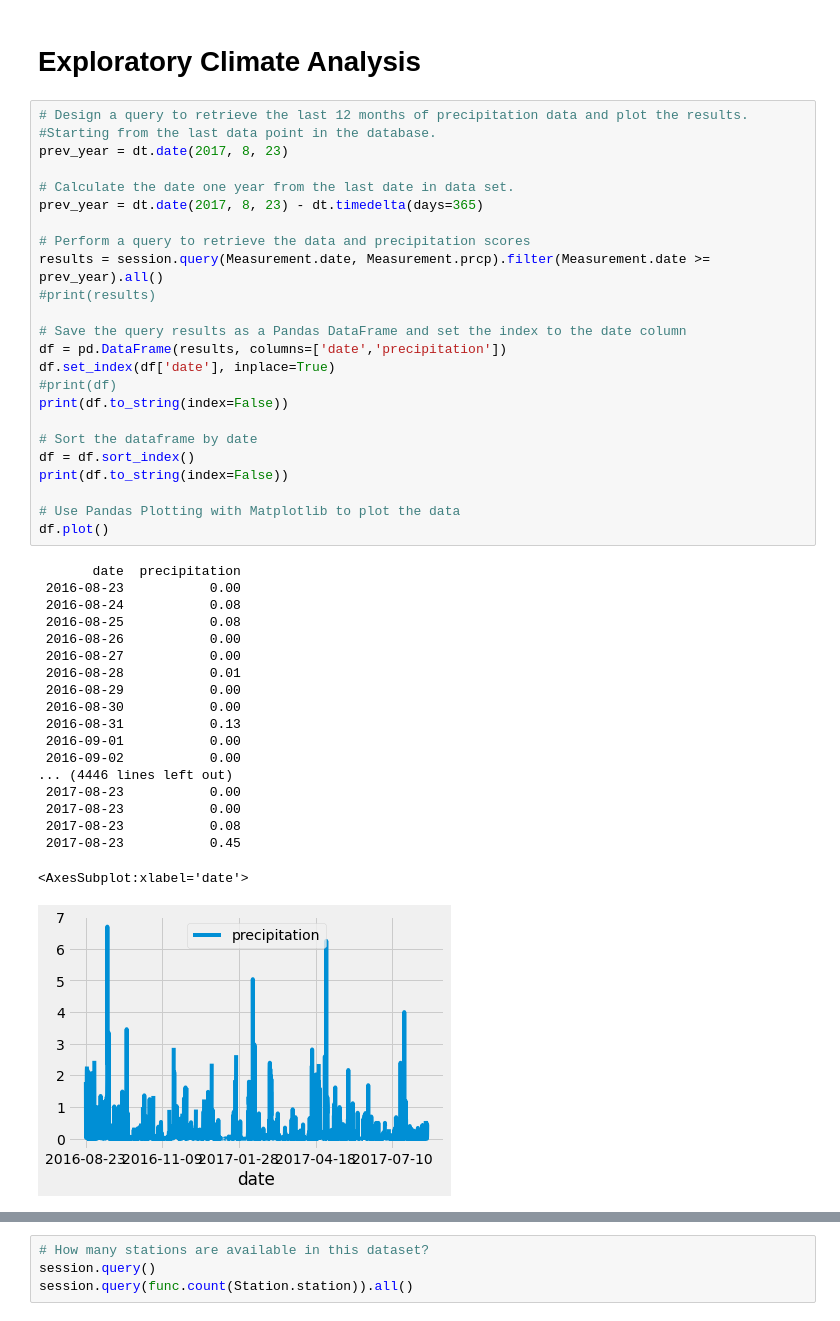
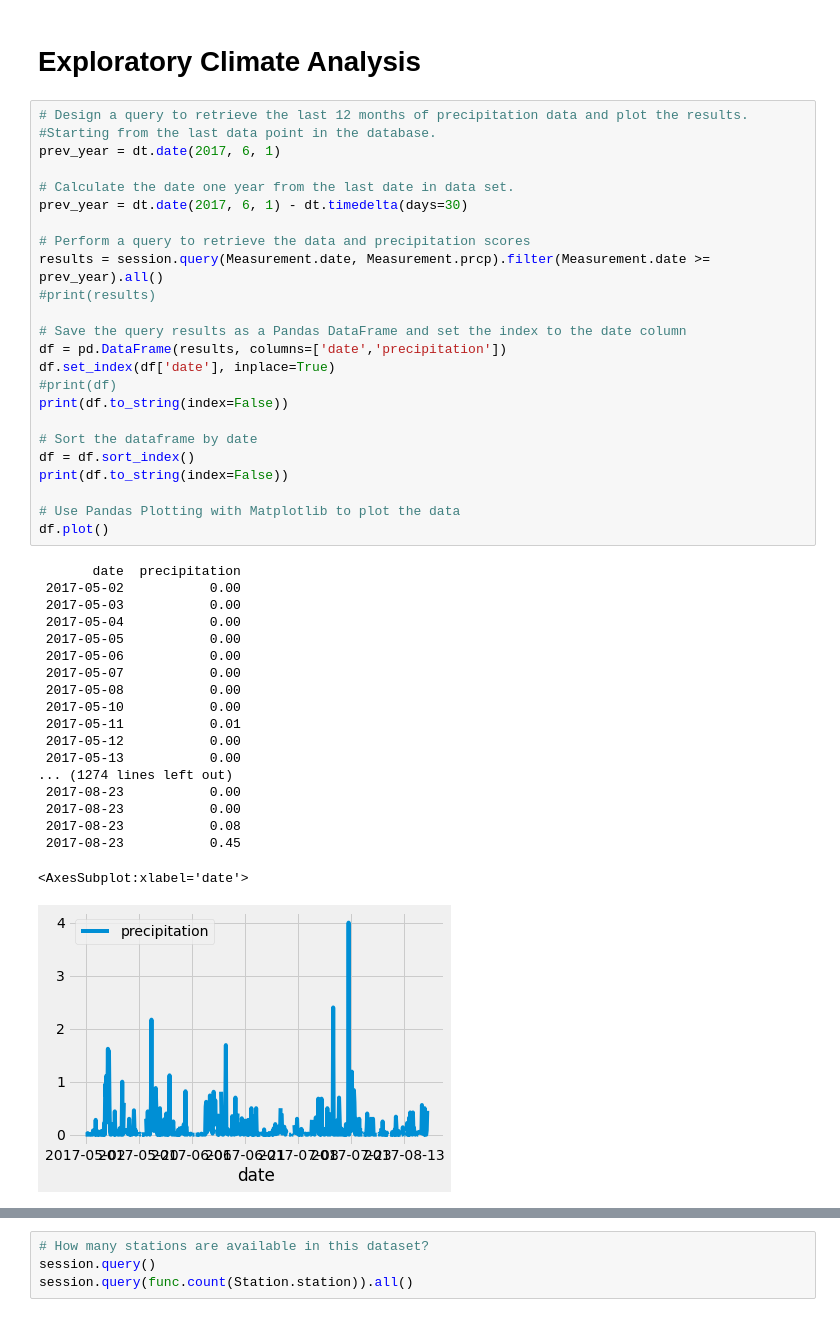
Before and after one commit to kenliew728/surfs_up, a Jupyter notebook: climate_analysis.ipynb, the cells around one changed output, grey strips where cells are left out. Cells and saved outputs as stored; diff of their text form.

```diff
--- a/climate_analysis.ipynb
+++ b/climate_analysis.ipynb
@@ -41,47 +41,47 @@ session = Session(engine)
 # %%
 # Design a query to retrieve the last 12 months of precipitation data and plot the results.
 #Starting from the last data point in the database.
-prev_year = dt.date(2017, 8, 23)
+prev_year = dt.date(2017, 6, 1)
 
 # Calculate the date one year from the last date in data set.
-prev_year = dt.date(2017, 8, 23) - dt.timedelta(days=365)
+prev_year = dt.date(2017, 6, 1) - dt.timedelta(days=30)
 
 # Perform a query to retrieve the data and precipitation scores
 results = session.query(Measurement.date, Measurement.prcp).filter(Measurement.date >= prev_year).all()
 #print(results)
 
 # Save the query results as a Pandas DataFrame and set the index to the date column
 df = pd.DataFrame(results, columns=['date','precipitation'])
 df.set_index(df['date'], inplace=True)
 #print(df)
 print(df.to_string(index=False))
 
 # Sort the dataframe by date
 df = df.sort_index()
 print(df.to_string(index=False))
 
 # Use Pandas Plotting with Matplotlib to plot the data
 df.plot()
 # %% [output]
        date  precipitation
- 2016-08-23           0.00
- 2016-08-24           0.08
- 2016-08-25           0.08
- 2016-08-26           0.00
- 2016-08-27           0.00
- 2016-08-28           0.01
- 2016-08-29           0.00
- 2016-08-30           0.00
- 2016-08-31           0.13
- 2016-09-01           0.00
- 2016-09-02           0.00
-... (4446 lines left out)
+ 2017-05-02           0.00
+ 2017-05-03           0.00
+ 2017-05-04           0.00
+ 2017-05-05           0.00
+ 2017-05-06           0.00
+ 2017-05-07           0.00
+ 2017-05-08           0.00
+ 2017-05-10           0.00
+ 2017-05-11           0.01
+ 2017-05-12           0.00
+ 2017-05-13           0.00
+... (1274 lines left out)
  2017-08-23           0.00
  2017-08-23           0.00
  2017-08-23           0.08
  2017-08-23           0.45
 <AxesSubplot:xlabel='date'>
-[figure, old version]
+[figure, new version]
 # %%
 # Use Pandas to calcualte the summary statistics for the precipitation data
 df.describe()
```
Also changed, not shown: parts of 1 cell of this notebook.
